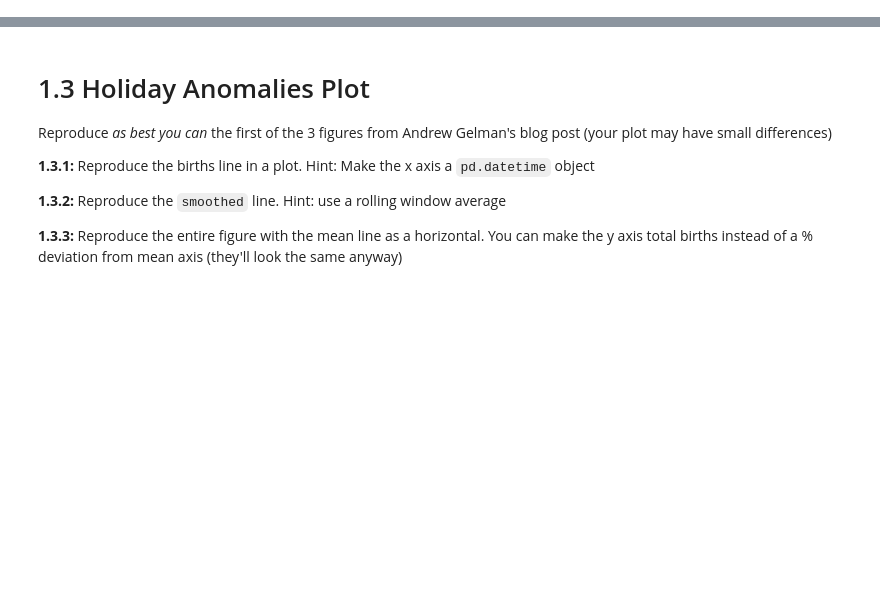
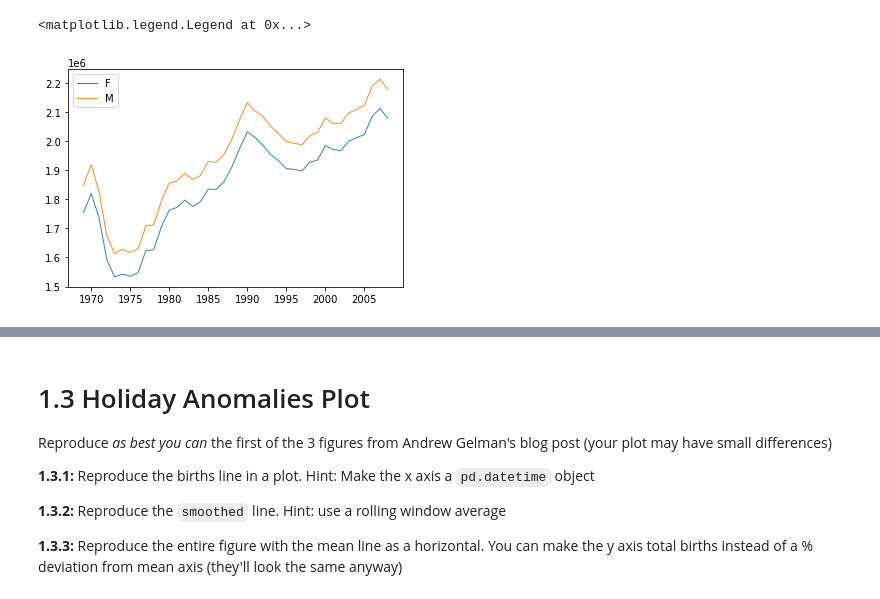
Before and after one commit to cb-ds-1/m2-3-exploration, a Jupyter notebook: workshop.ipynb, the cells around one changed output, grey strips where cells are left out. Saved outputs shown, nothing was run; the diff lists cells and outputs as text; code cells hidden in the pictures; blank space fills up the shorter version.

```diff
--- a/workshop.ipynb
+++ b/workshop.ipynb
@@ -8,6 +20,21 @@ Reproduce the following plot of births by gender over time given the data:
 ![](births_gender.png)
 
 Note the `1e6` on the y axis for scale
+# %%
+data_url = r'data/births.csv'
+dataframe = pd.read_csv(data_url)
+df = dataframe
+fig, ax = plt.subplots()
+fdf = df.loc[df['gender'] == 'F']
+mdf = df.loc[df['gender'] == 'M']
+mdf = mdf.groupby(['year']).births.sum()
+fdf = fdf.groupby(['year']).births.sum()
+ax.plot(fdf, linewidth=1, alpha=0.9)
+ax.plot(mdf, linewidth=1, alpha=0.9)
+ax.legend('FM')
+# %% [output]
+<matplotlib.legend.Legend at 0x...>
+[figure, added]
 # %% [markdown]
 # 1.2 Births anomalies
 
```
Also changed, not shown: parts of 14 cells of this notebook.
